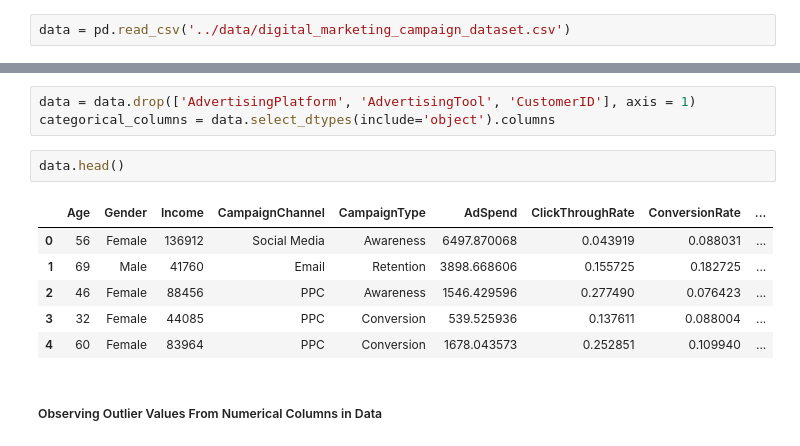
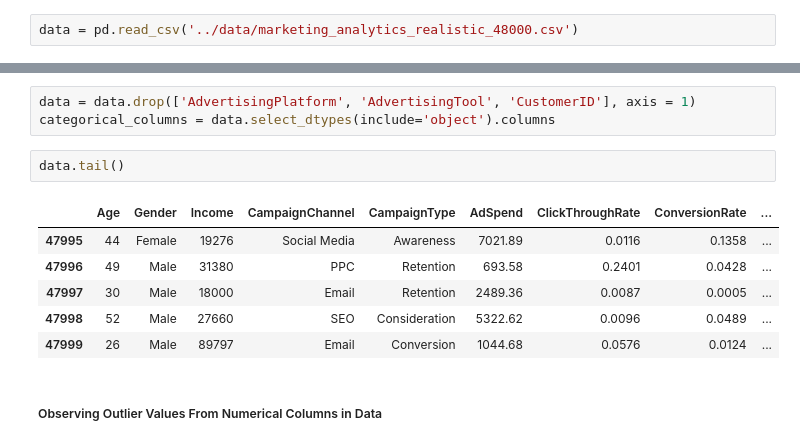
Before and after one commit to barkobt/tubitak-marketing-analytics, a Jupyter notebook: notebooks/01_eda_and_cleaning.ipynb, the cells around one changed output, grey strips where cells are left out. Drawn from its saved outputs; the diff is of its cells as text.

```diff
--- a/notebooks/01_eda_and_cleaning.ipynb
+++ b/notebooks/01_eda_and_cleaning.ipynb
@@ -6,7 +6,7 @@ import seaborn as sns
 from duckdb.experimental.spark.sql.functions import like
 from skimpy import skim
 # %%
-data = pd.read_csv('../data/digital_marketing_campaign_dataset.csv')
+data = pd.read_csv('../data/marketing_analytics_realistic_48000.csv')
 # %%
 data.head()
 # %% [output]
@@ -147,14 +148,14 @@ As we can see the code above:
 data = data.drop(['AdvertisingPlatform', 'AdvertisingTool', 'CustomerID'], axis = 1)
 categorical_columns = data.select_dtypes(include='object').columns
 # %%
-data.head()
+data.tail()
 # %% [output]
 |  | Age | Gender | Income | CampaignChannel | CampaignType | AdSpend | ClickThroughRate | ConversionRate | ... |
-| 0 | 56 | Female | 136912 | Social Media | Awareness | 6497.870068 | 0.043919 | 0.088031 | ... |
-| 1 | 69 | Male | 41760 | Email | Retention | 3898.668606 | 0.155725 | 0.182725 | ... |
-| 2 | 46 | Female | 88456 | PPC | Awareness | 1546.429596 | 0.277490 | 0.076423 | ... |
-| 3 | 32 | Female | 44085 | PPC | Conversion | 539.525936 | 0.137611 | 0.088004 | ... |
-| 4 | 60 | Female | 83964 | PPC | Conversion | 1678.043573 | 0.252851 | 0.109940 | ... |
+| 47995 | 44 | Female | 19276 | Social Media | Awareness | 7021.89 | 0.0116 | 0.1358 | ... |
+| 47996 | 49 | Male | 31380 | PPC | Retention | 693.58 | 0.2401 | 0.0428 | ... |
+| 47997 | 30 | Male | 18000 | Email | Retention | 2489.36 | 0.0087 | 0.0005 | ... |
+| 47998 | 52 | Male | 27660 | SEO | Consideration | 5322.62 | 0.0096 | 0.0489 | ... |
+| 47999 | 26 | Male | 89797 | Email | Conversion | 1044.68 | 0.0576 | 0.0124 | ... |
 # %% [markdown]
 ##### Observing Outlier Values From Numerical Columns in Data
 # %%
```
Also changed, not shown: parts of 9 cells of this notebook, 3 other files.
